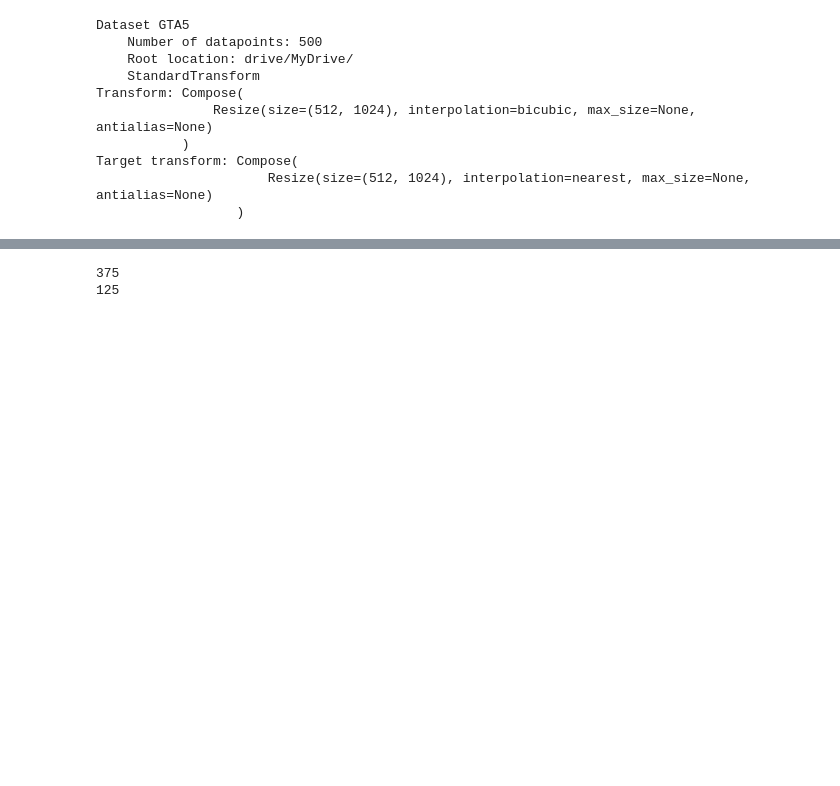
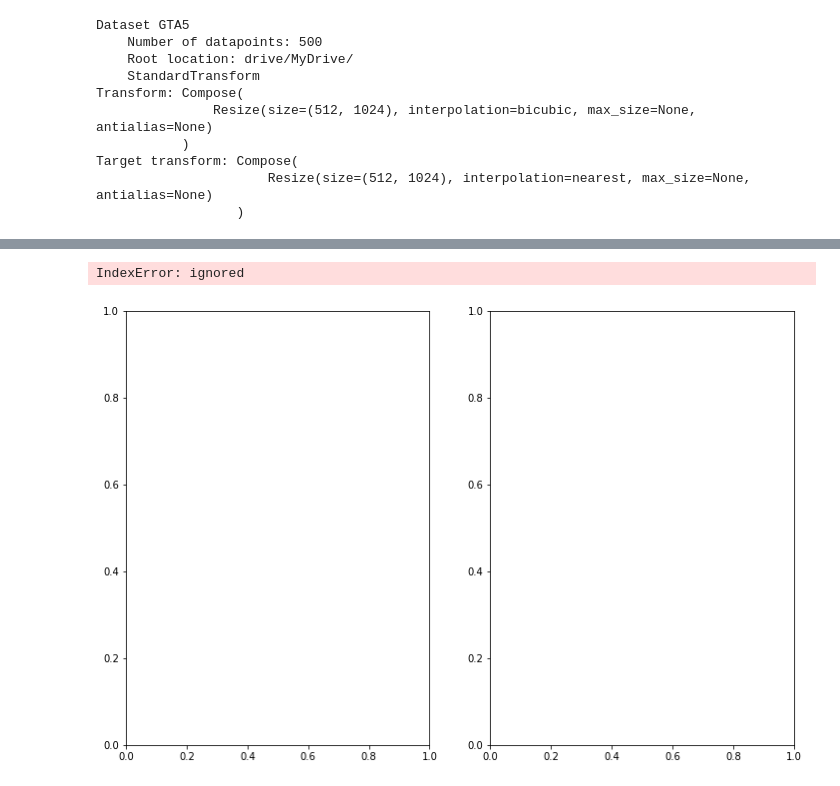
Before and after one commit to selenakkaya/FSS-self-driving-cars, a Jupyter notebook: Step4/main_gta5.ipynb, the cells around one changed output, grey strips where cells are left out. Saved outputs shown, nothing was run; the diff lists cells and outputs as text; code cells hidden in the pictures; blank space fills up the shorter version.

```diff
--- a/Step4/main_gta5.ipynb
+++ b/Step4/main_gta5.ipynb
@@ -76 +143,11 @@ Target transform: Compose(
+# %%
+fig,ax=plt.subplots(ncols=2,figsize=(12,8))
+i = dataset[0][0].transpose(0,2).transpose(0,1)
+l=dataset[0][1].transpose(0,2).transpose(0,1)
+#l=encode_segmap(l)
+ax[0].imshow(i)
+ax[1].imshow(l)
+# %% [output]
+IndexError: ignored
+[figure, added]
 # %%
@@ -83,9 +161,3 @@ n_train = int(len(dataset)*TRAIN_SIZE)
 n_val = len(dataset) - n_train
 
 train_dataset, val_dataset = random_split(dataset, [n_train, n_val])
-# %%
-print(len(train_dataset))
-print(len(val_dataset))
-# %% [output]
-375
-125
```
Also changed, not shown: parts of 13 cells of this notebook, 4 other files.
